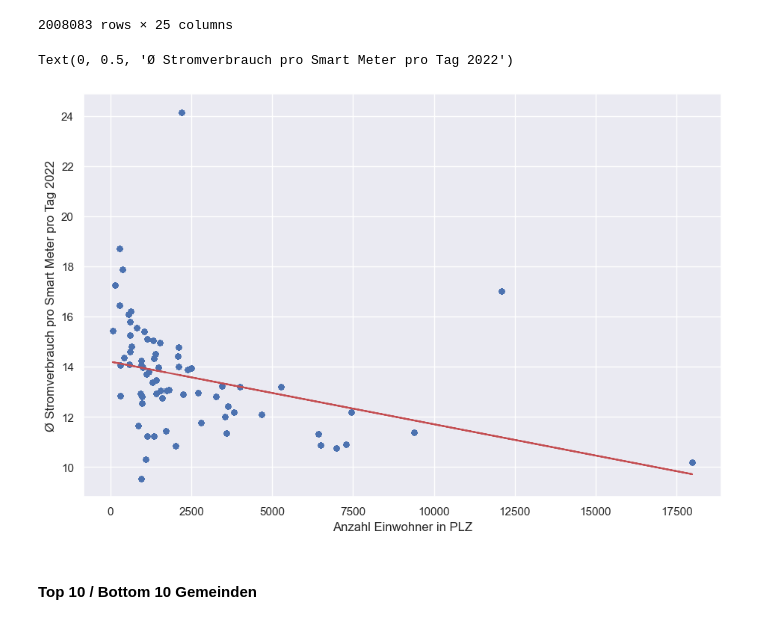
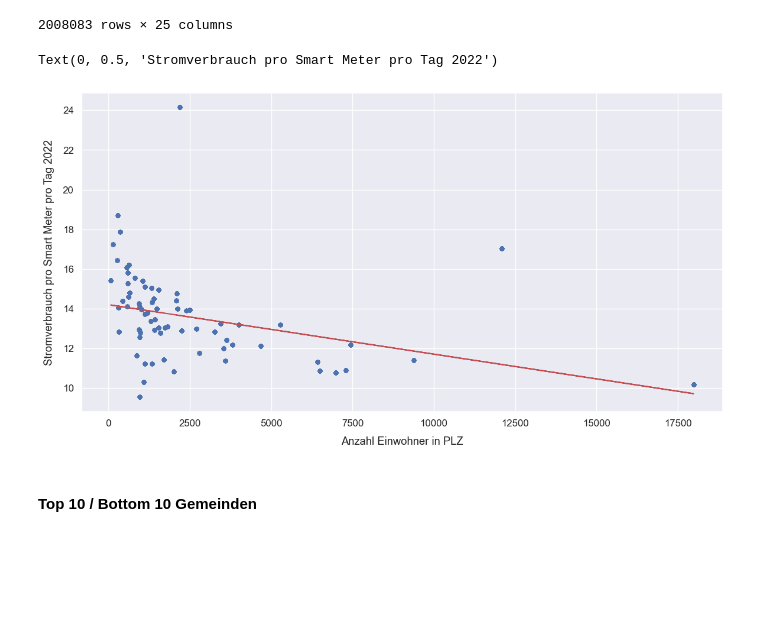
Before and after one commit to axpogroup/ckw-opendata, a Jupyter notebook: ckw.ch/Descriptives Agg.ipynb, the cells around one changed output. Drawn from its saved outputs; the diff is of its cells as text; code cells hidden in the pictures; blank space fills up the shorter version.

```diff
--- a/ckw.ch/Descriptives Agg.ipynb
+++ b/ckw.ch/Descriptives Agg.ipynb
@@ -396,6 +396,7 @@ df_data
 # %%
 df_data = pd.read_pickle("Dataset04.pkl")
 sns.set_theme() # definiere Seaborn als Plot-Stil
+sns.set(font_scale=1.1) # Anpassung Default-Schriftgrösse
 # %%
 df_datashort=df_data.drop_duplicates(subset=['date', 'timestamp']) # Löschen Gemeinde-Ebene um Verbrauchsdaten pro Tag zu aggregieren
 df_day=df_datashort.groupby(['year','month', 'date'])[['kwh_persmdt']].sum() # Verbrauch pro Smart Meter pro Tag
@@ -519,16 +570,16 @@ df_rollout.sort_values(by=['date'])
 df_rollout['kwh_perDay'] = df_rollout.groupby(['area_code', 'date'])['kwh_permeterarea'].transform(np.sum) # Totaler Verbrauch pro Meter pro Datum pro Gemeinde
 df_rollout['mean_perArea_perDay'] = df_rollout.groupby(['area_code'])['kwh_perDay'].transform(np.mean) # durchschnittlicher Verbrauch pro Meter pro Tag pro Gemeinde 2022
 # %%
-df_rollout.plot.scatter(x = "num_habits", y = 'mean_perArea_perDay', figsize = (11, 7)) # Scatterplot Gemeindegrösse & Verbrauch pro Smart Meter pro Tag
+df_rollout.plot.scatter(x = "num_habits", y = 'mean_perArea_perDay', figsize = (14, 7)) # Scatterplot Gemeindegrösse & Verbrauch pro Smart Meter pro Tag
 
 m, b = np.polyfit(df_rollout["num_habits"], df_rollout["mean_perArea_perDay"], 1) # Korrelationsgerade; m = slope, b=intercept
 plt.plot(df_rollout["num_habits"], m*df_rollout["num_habits"] + b, color="r") # Hinzufügen Korrelation zu Grafik
 
-plt.xlabel("Anzahl Einwohner in PLZ") # Umbenennen X-Achse
-plt.ylabel("Ø Stromverbrauch pro Smart Meter pro Tag 2022") # Umbenennen Y-Achse
+plt.xlabel("Anzahl Einwohner in PLZ",  labelpad=10) # Umbenennen X-Achse
+plt.ylabel("Stromverbrauch pro Smart Meter pro Tag 2022",  labelpad=10) # Umbenennen Y-Achse
 # %% [output]
-Text(0, 0.5, 'Ø Stromverbrauch pro Smart Meter pro Tag 2022')
+Text(0, 0.5, 'Stromverbrauch pro Smart Meter pro Tag 2022')
-[figure, old version]
+[figure, new version]
 # %% [markdown]
 #### Top 10 / Bottom 10 Gemeinden
 # %%
```
Also changed, not shown: parts of 8 cells of this notebook.
